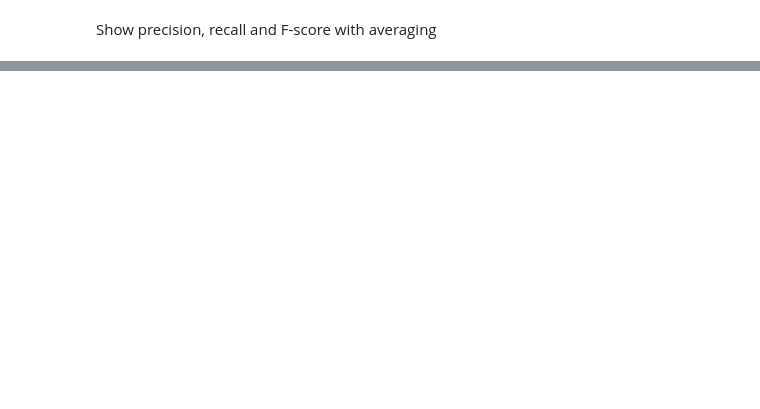
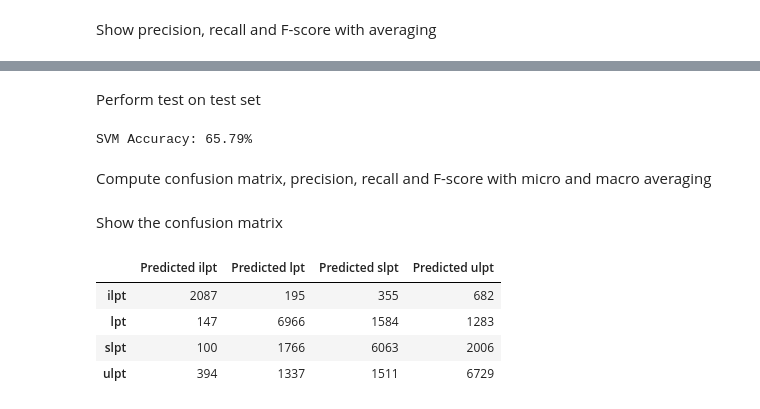
Before and after one commit to jCodingStuff/NLPReddit, a Jupyter notebook: tips_pred_3.ipynb, the cells around one changed output, grey strips where cells are left out. Cells and saved outputs as stored; diff of their text form; code cells hidden in the pictures; blank space fills up the shorter version.

```diff
--- a/tips_pred_3.ipynb
+++ b/tips_pred_3.ipynb
@@ -456,0 +571,32 @@ measures_df
+# %%
+from sklearn.svm import SVC
+from sklearn.metrics import precision_recall_fscore_support
+
+top_accuracy = 0;
+top_reg = 0;
+
+regs = np.linspace(3, 4, 10)
+accs = []
+precs = []
+recs = []
+fscores = []
+
+for reg in regs:
+    svm_model = SVC(gamma='scale', C=reg)
+    svm_model.fit(x_train, y_train)
+    acc = svm_model.score(x_validation, y_validation)
+    accs.append(acc)
+    measures = precision_recall_fscore_support(y_validation, svm_model.predict(x_validation), average='macro')
+    precs.append(measures[0])
+    recs.append(measures[1])
+    fscores.append(measures[2])
+    if acc > top_accuracy:
+        top_accuracy = acc
+        top_reg = reg
+
+print("Top regularization:", top_reg)
+print("Top accuracy:", top_accuracy)
+
+# Retrain with whole training set and optimal penalty
+top_model = SVC(gamma='scale', C=top_reg)
+top_model.fit(x_tv, y_tv);
@@ -456,0 +639,27 @@ measures_df
+# %% [markdown]
+Perform test on test set
+# %%
+print("SVM Accuracy: %0.2f%%" % (100 * top_model.score(x_test, y_test)))
+# %% [output]
+SVM Accuracy: 65.79%
+# %% [markdown]
+Compute confusion matrix, precision, recall and F-score with micro and macro averaging
+# %%
+from sklearn.metrics import confusion_matrix
+
+cf = confusion_matrix(y_test, top_model.predict(x_test))
+
+measures_macro = list(precision_recall_fscore_support(y_test, top_model.predict(x_test), average='macro'))[:-1]
+measures_micro = list(precision_recall_fscore_support(y_test, top_model.predict(x_test), average='micro'))[:-1]
+# %% [markdown]
+Show the confusion matrix
+# %%
+cf_df = pd.DataFrame(cf, columns=['Predicted ilpt', 'Predicted lpt', 'Predicted slpt', 'Predicted ulpt'])
+cf_df.rename(index={0:'ilpt',1:'lpt',2:'slpt',3:'ulpt'}, inplace=True)
+cf_df
+# %% [output]
+|  | Predicted ilpt | Predicted lpt | Predicted slpt | Predicted ulpt |
+| ilpt | 2087 | 195 | 355 | 682 |
+| lpt | 147 | 6966 | 1584 | 1283 |
+| slpt | 100 | 1766 | 6063 | 2006 |
+| ulpt | 394 | 1337 | 1511 | 6729 |
```
Also changed, not shown: parts of 25 cells of this notebook, 5 other files.
